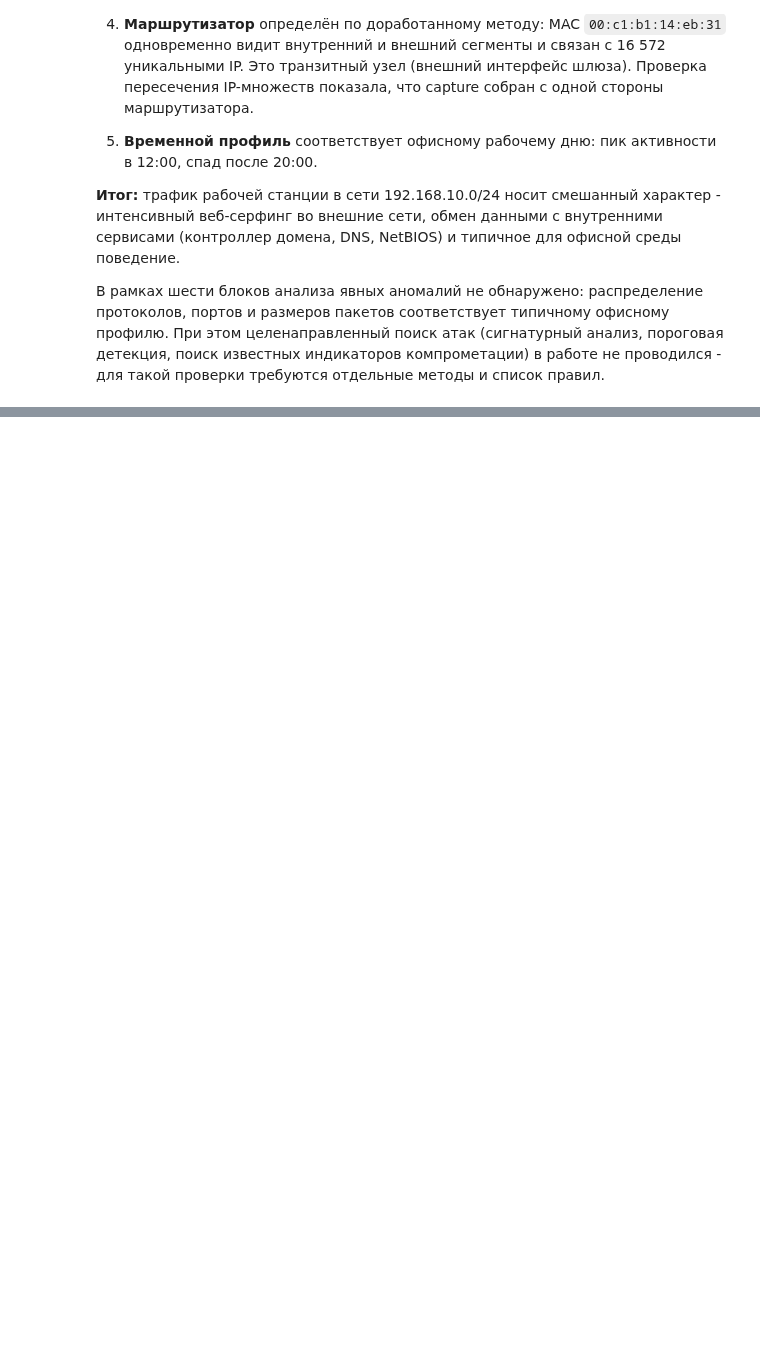
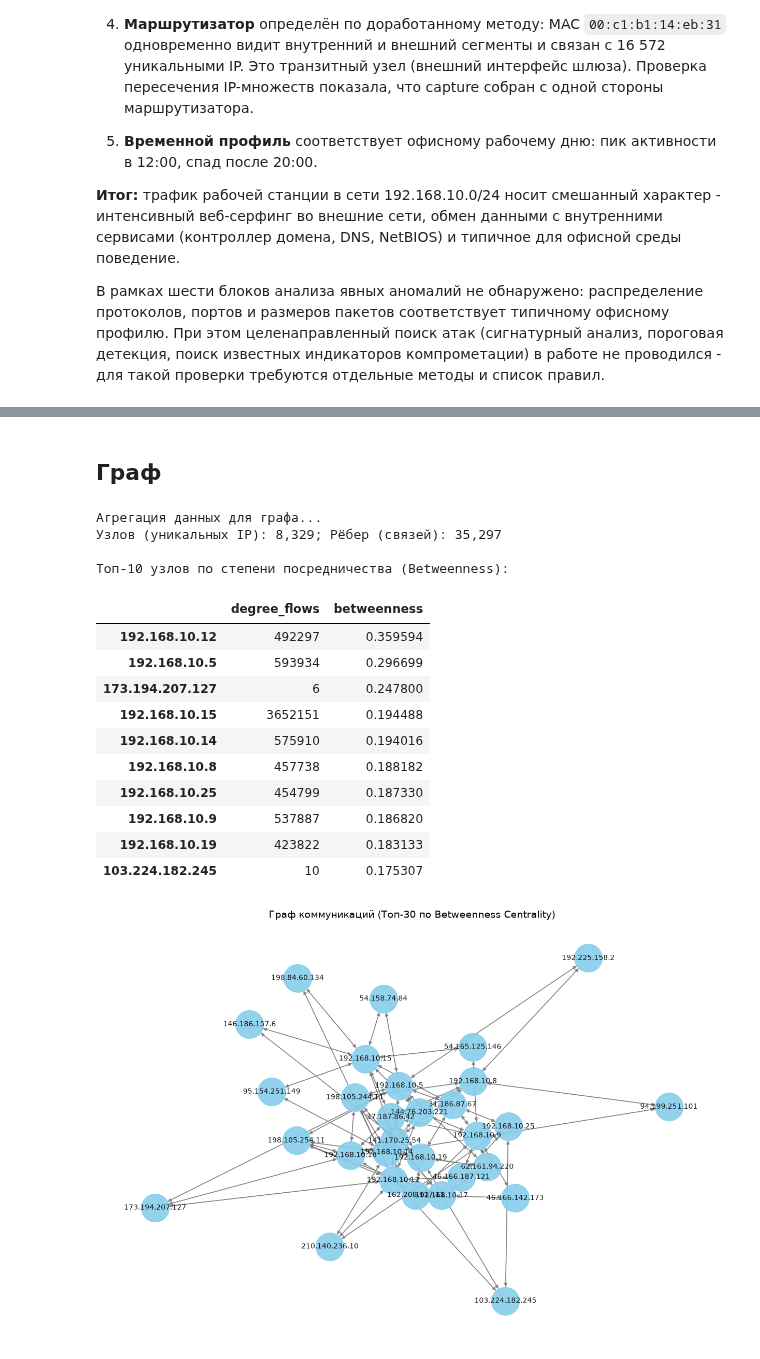
Before and after one commit to KorolevKSM/infosec-da-group, a Jupyter notebook: hw-2/hw-2-solution.ipynb, the cells around one changed output, grey strips where cells are left out. Saved outputs shown, nothing was run; the diff lists cells and outputs as text; code cells hidden in the pictures; blank space fills up the shorter version.

```diff
--- a/hw-2/hw-2-solution.ipynb
+++ b/hw-2/hw-2-solution.ipynb
@@ -632,0 +1163,72 @@ if not found:
+# %% [markdown]
+## Граф
+# %%
+import networkx as nx
+import pandas as pd
+import matplotlib.pyplot as plt
+
+print("Агрегация данных для графа...")
+# 1. Быстрая агрегация рёбер графа (суммируем байты и считаем потоки между IP)
+edges_df = df.groupby(['src_ip', 'dst_ip']).agg(
+    weight=('length', 'sum'),
+    flows=('time', 'size')
+).reset_index()
+
+# 2. Создание направленного графа
+G = nx.from_pandas_edgelist(
+    edges_df, source='src_ip', target='dst_ip',
+    edge_attr=['weight', 'flows'], create_using=nx.DiGraph()
+)
+
+print(f"Узлов (уникальных IP): {G.number_of_nodes():,}; Рёбер (связей): {G.number_of_edges():,}")
+
+# 3. Расчет центральностей
+# Степень вершины (взвешенная по количеству потоков)
+deg = pd.Series(dict(G.degree(weight="flows")), name="degree_flows")
+# Посредничество (betweenness). Для больших графов используем аппроксимацию k=200 для скорости
+btw = pd.Series(
+    nx.betweenness_centrality(G, k=min(200, G.number_of_nodes()), weight="flows", seed=1),
+    name="betweenness"
+)
+central = pd.concat([deg, btw], axis=1).sort_values("betweenness", ascending=False)
+
+print("\nТоп-10 узлов по степени посредничества (Betweenness):")
+display(central.head(10))
+
+# 4. Визуализация "ядра" графа (Топ-30 самых центральных узлов)
+top_nodes = central.head(30).index.tolist()
+H = G.subgraph(top_nodes)
+
+plt.figure(figsize=(12, 8))
+# spring_layout лучше подходит для визуализации реальных сетей, чем planar
+pos = nx.spring_layout(H, k=0.8, seed=42)
+
+nx.draw(
+    H, pos,
+    with_labels=True,
+    node_color='skyblue',
+    node_size=1500,
+    font_size=10,
+    edge_color='gray',
+    arrows=True,
+    alpha=0.9
+)
+plt.title("Граф коммуникаций (Топ-30 по Betweenness Centrality)", fontsize=14)
+plt.show()
+# %% [output]
+Агрегация данных для графа...
+Узлов (уникальных IP): 8,329; Рёбер (связей): 35,297
+
+Топ-10 узлов по степени посредничества (Betweenness):
+|  | degree_flows | betweenness |
+| 192.168.10.12 | 492297 | 0.359594 |
+| 192.168.10.5 | 593934 | 0.296699 |
+| 173.194.207.127 | 6 | 0.247800 |
+| 192.168.10.15 | 3652151 | 0.194488 |
+| 192.168.10.14 | 575910 | 0.194016 |
+| 192.168.10.8 | 457738 | 0.188182 |
+| 192.168.10.25 | 454799 | 0.187330 |
+| 192.168.10.9 | 537887 | 0.186820 |
+| 192.168.10.19 | 423822 | 0.183133 |
+| 103.224.182.245 | 10 | 0.175307 |
+[figure, added]
```
Also changed, not shown: parts of 14 cells of this notebook, 2 other files.
